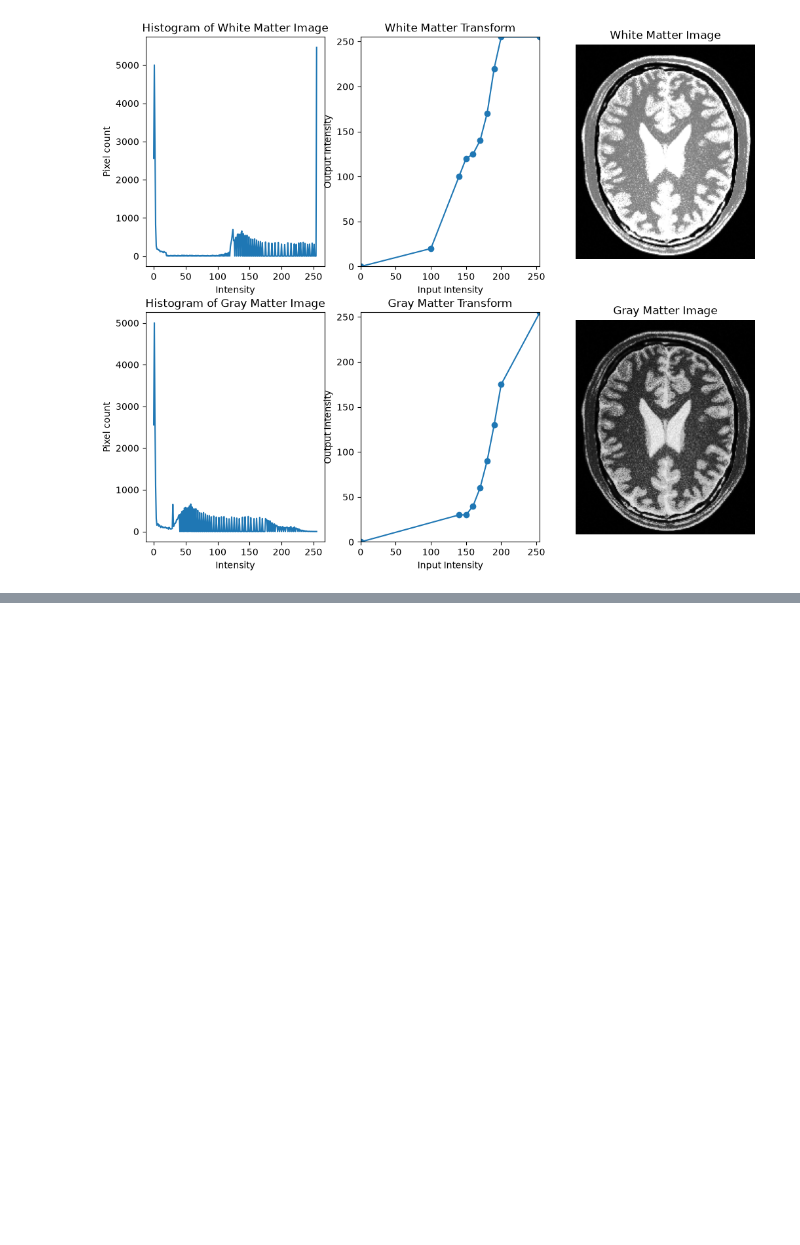
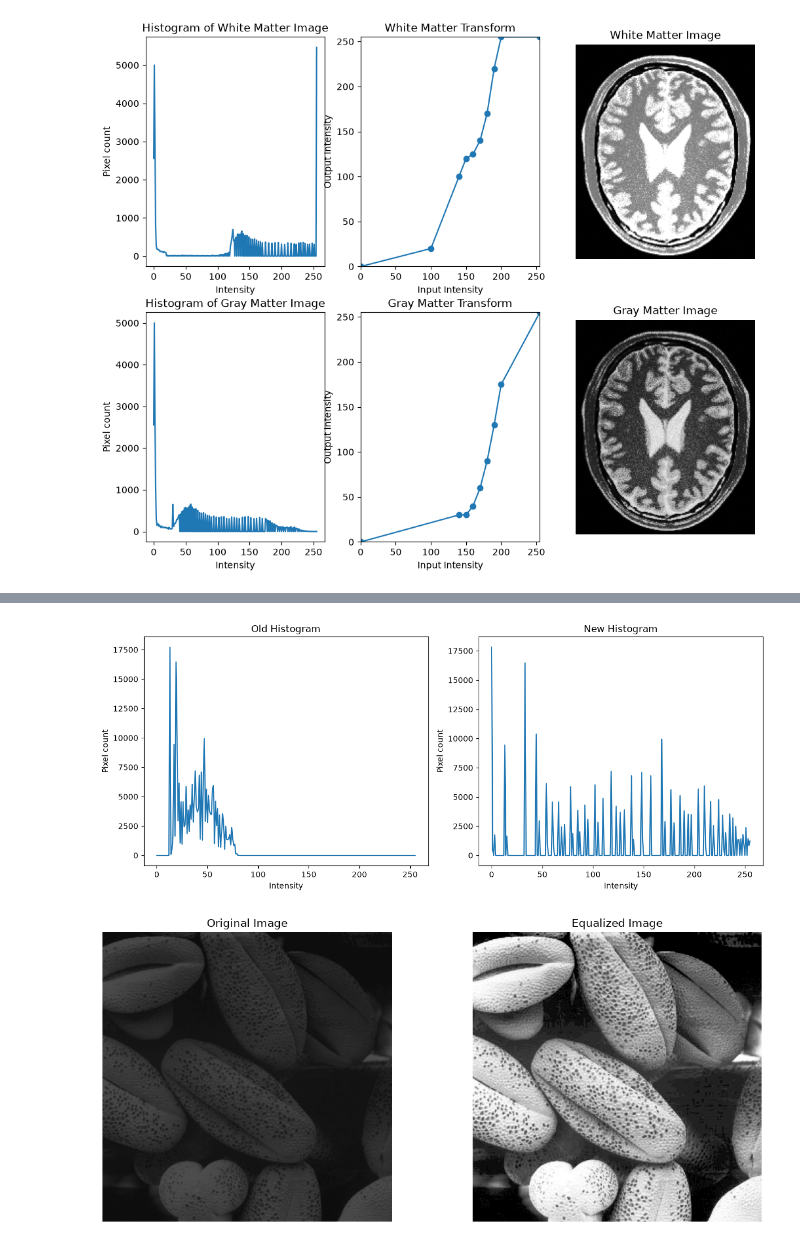
Before and after one commit to dilith813/en3160-a01, a Jupyter notebook: Report.ipynb, the cells around one changed output, grey strips where cells are left out. Saved outputs shown, nothing was run; the diff lists cells and outputs as text; code cells hidden in the pictures; blank space fills up the shorter version.

```diff
--- a/Report.ipynb
+++ b/Report.ipynb
@@ -106,0 +189,43 @@ Text(0.5, 1.0, 'Gray Matter Image')
+# %%
+im = cv.imread("images/shells.tif", cv.IMREAD_GRAYSCALE)
+
+old_hist = cv.calcHist([im], [0], None, [256], [0,256])
+
+cdf = np.cumsum(old_hist)
+cdf_min = cdf[cdf > 0].min()
+lut = np.round((cdf-cdf_min) / (im.size-cdf_min) * 255).astype(np.uint8)
+lut = np.clip(lut, 0, 255)
+
+equalized_image = cv.LUT(im, lut)
+new_hist = cv.calcHist([equalized_image], [0], None, [256], [0,256])
+
+fig, axes = plt.subplots(1, 2, figsize=(12, 5))
+
+axes[0].plot(old_hist)
+axes[0].set_xlabel("Intensity")
+axes[0].set_ylabel("Pixel count")
+axes[0].set_title("Old Histogram")
+
+axes[1].plot(new_hist)
+axes[1].set_xlabel("Intensity")
+axes[1].set_ylabel("Pixel count")
+axes[1].set_title("New Histogram")
+
+plt.tight_layout()
+plt.show()
+
+fig2, axes2 = plt.subplots(1, 2, figsize=(12, 5))
+
+axes2[0].imshow(cv.cvtColor(im, cv.COLOR_BGR2RGB))
+axes2[0].axis('off')
+axes2[0].set_title("Original Image")
+
+axes2[1].imshow(cv.cvtColor(equalized_image, cv.COLOR_BGR2RGB))
+axes2[1].axis('off')
+axes2[1].set_title("Equalized Image")
+
+plt.tight_layout()
+plt.show()
+# %% [output]
+[figure, added]
+[figure, added]
```
Also changed, not shown: parts of 3 cells of this notebook, 2 other files.
